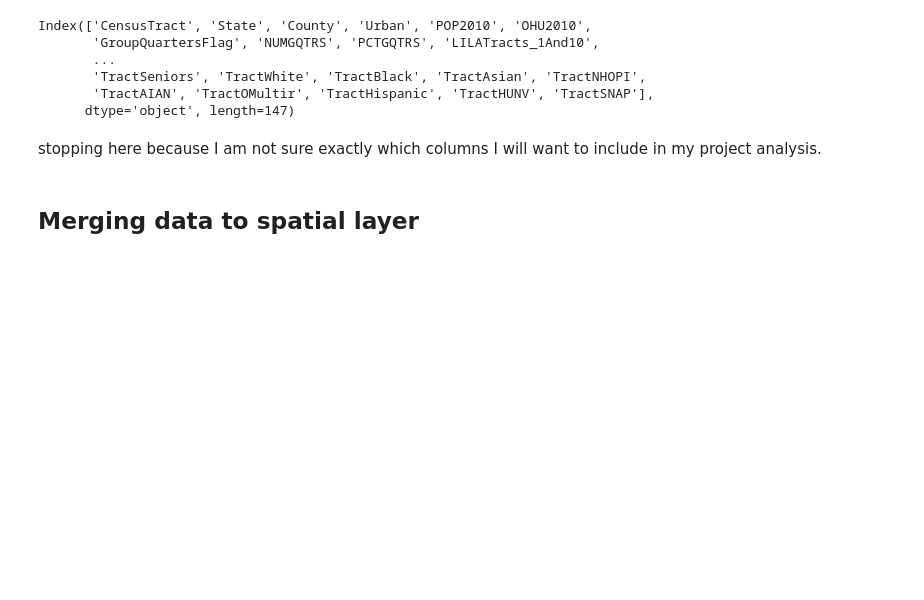
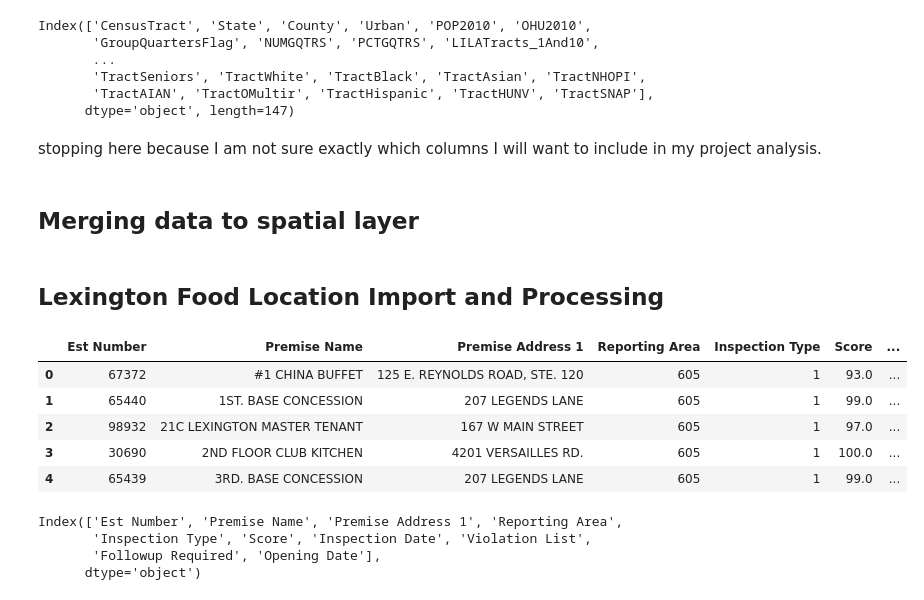
Before and after one commit to ljmoser83/lex-foodscape, a Jupyter notebook: DAPP.ipynb, the cells around one changed output. Saved outputs shown, nothing was run; the diff lists cells and outputs as text; code cells hidden in the pictures; blank space fills up the shorter version.

Commit message:
documented pandas food location extract, transform, and export to csv for geoprocessing

```diff
--- a/DAPP.ipynb
+++ b/DAPP.ipynb
@@ -223,3 +223,23 @@ merged.head(5)
 merged.plot()
 # %%
 merged.to_file('./data/fayette_food_access.geojson')
+# %% [markdown]
+## Lexington Food Location Import and Processing
+# %%
+lf=pd.read_excel('https://lexingtonhealthdepartment.org/wp-content/uploads/2019/05/most_recent_food_scores.xlsx')
+# %%
+lf.head(5)
+# %% [output]
+|  | Est Number | Premise Name | Premise Address 1 | Reporting Area | Inspection Type | Score | ... |
+| 0 | 67372 | #1 CHINA BUFFET | 125 E. REYNOLDS ROAD, STE. 120 | 605 | 1 | 93.0 | ... |
+| 1 | 65440 | 1ST. BASE CONCESSION | 207 LEGENDS LANE | 605 | 1 | 99.0 | ... |
+| 2 | 98932 | 21C LEXINGTON MASTER TENANT | 167 W MAIN STREET | 605 | 1 | 97.0 | ... |
+| 3 | 30690 | 2ND FLOOR CLUB KITCHEN | 4201 VERSAILLES RD. | 605 | 1 | 100.0 | ... |
+| 4 | 65439 | 3RD. BASE CONCESSION | 207 LEGENDS LANE | 605 | 1 | 99.0 | ... |
+# %%
+lf.columns
+# %% [output]
+Index(['Est Number', 'Premise Name', 'Premise Address 1', 'Reporting Area',
+       'Inspection Type', 'Score', 'Inspection Date', 'Violation List',
+       'Followup Required', 'Opening Date'],
+      dtype='object')
```
Also changed, not shown: parts of 12 cells of this notebook, 1 other file.
